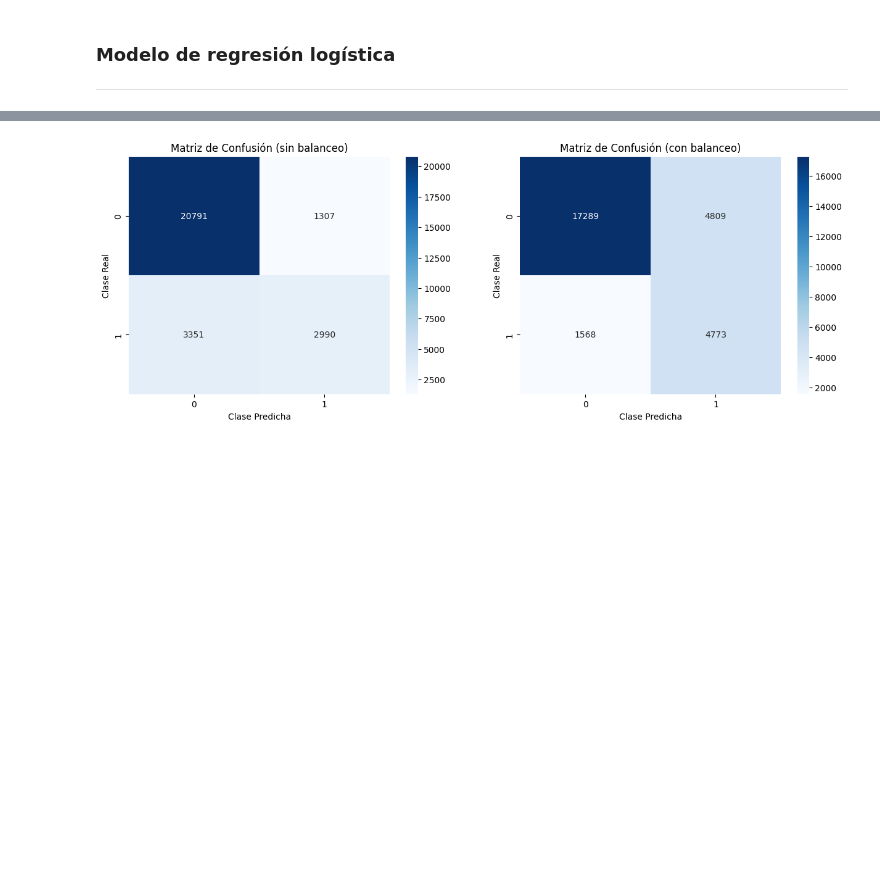
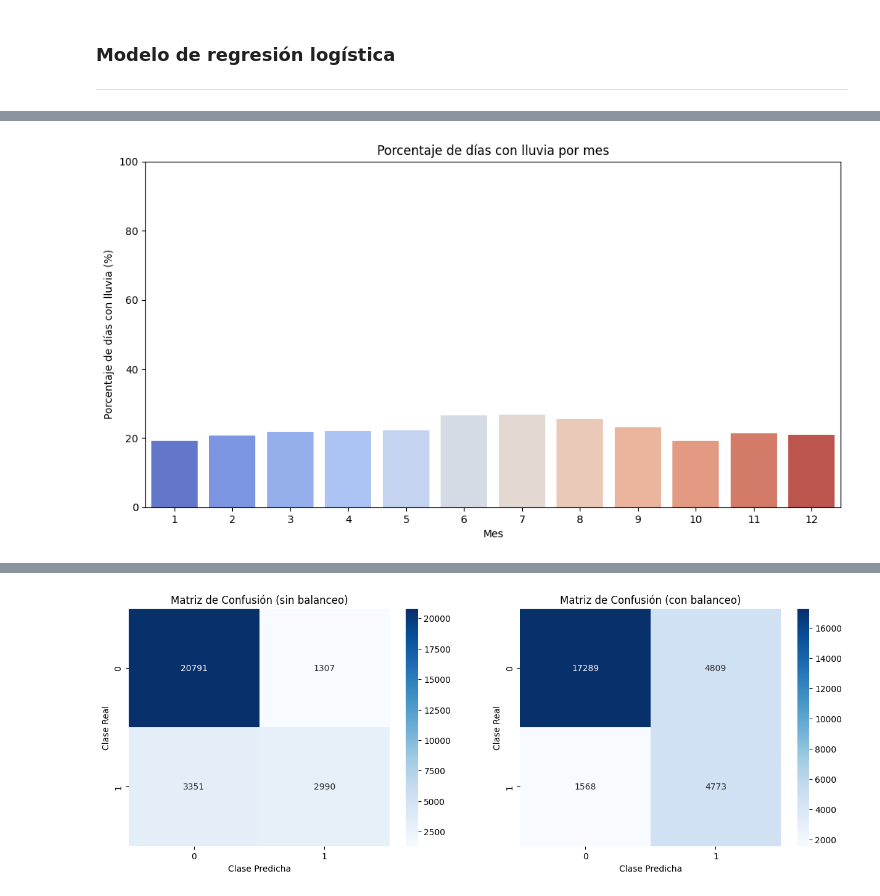
Before and after one commit to CaterinaMartinezD/AA1-TUIA-Casado-MartinezDufour, a Jupyter notebook: TP-clasificacion-AA1.ipynb, the cells around one changed output, grey strips where cells are left out. Drawn from its saved outputs; the diff is of its cells as text; code cells hidden in the pictures; blank space fills up the shorter version.

```diff
--- a/TP-clasificacion-AA1.ipynb
+++ b/TP-clasificacion-AA1.ipynb
@@ -998,0 +1038,21 @@ array([[20791,  1307],
+# %%
+# calcular porcentaje de lluvia por mes
+def porcentaje_lluvia_mes(df, month):
+    total_mes = df[df['Month_'+str(month)] == 1].shape[0]
+    lluvia_mes = df[(df['Month_'+str(month)] == 1) & (df['RainTomorrow'] == 1)].shape[0]
+    porcentaje = (lluvia_mes / total_mes) * 100 if total_mes > 0 else 0
+    return porcentaje
+
+#graficar porcentaje de lluvia por mes
+porcentajes_mes = [porcentaje_lluvia_mes(train_df, month) for month
+    in range(1, 13) ]
+meses = [str(month) for month in range(1, 13)]
+plt.figure(figsize=(12,6))
+sns.barplot(x=meses, y=porcentajes_mes, palette='coolwarm', hue=meses, dodge=False)
+plt.title('Porcentaje de días con lluvia por mes')
+plt.xlabel('Mes')
+plt.ylabel('Porcentaje de días con lluvia (%)')
+plt.ylim(0, 100)
+plt.show()
+# %% [output]
+[figure, added]
```
Also changed, not shown: parts of 47 cells of this notebook.
